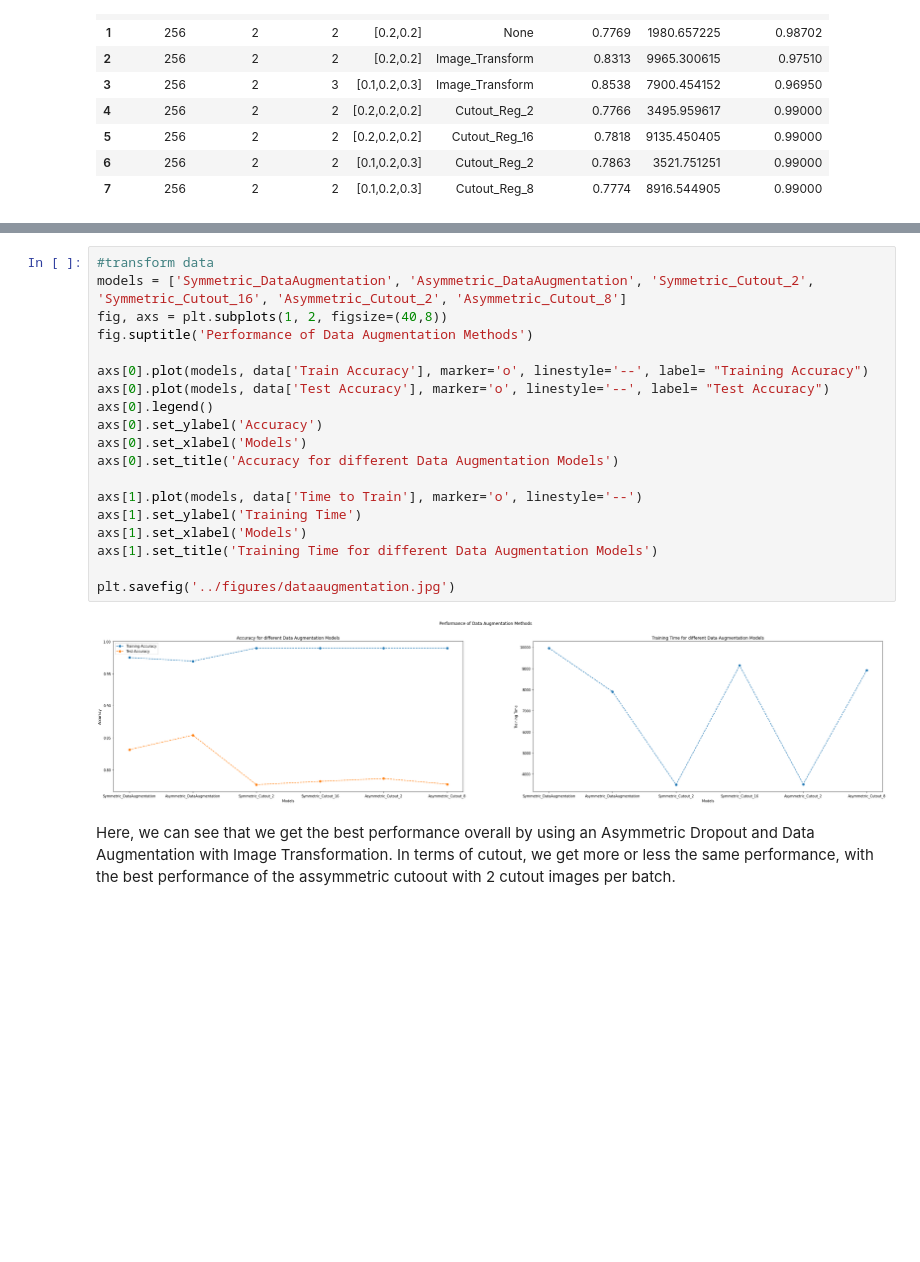
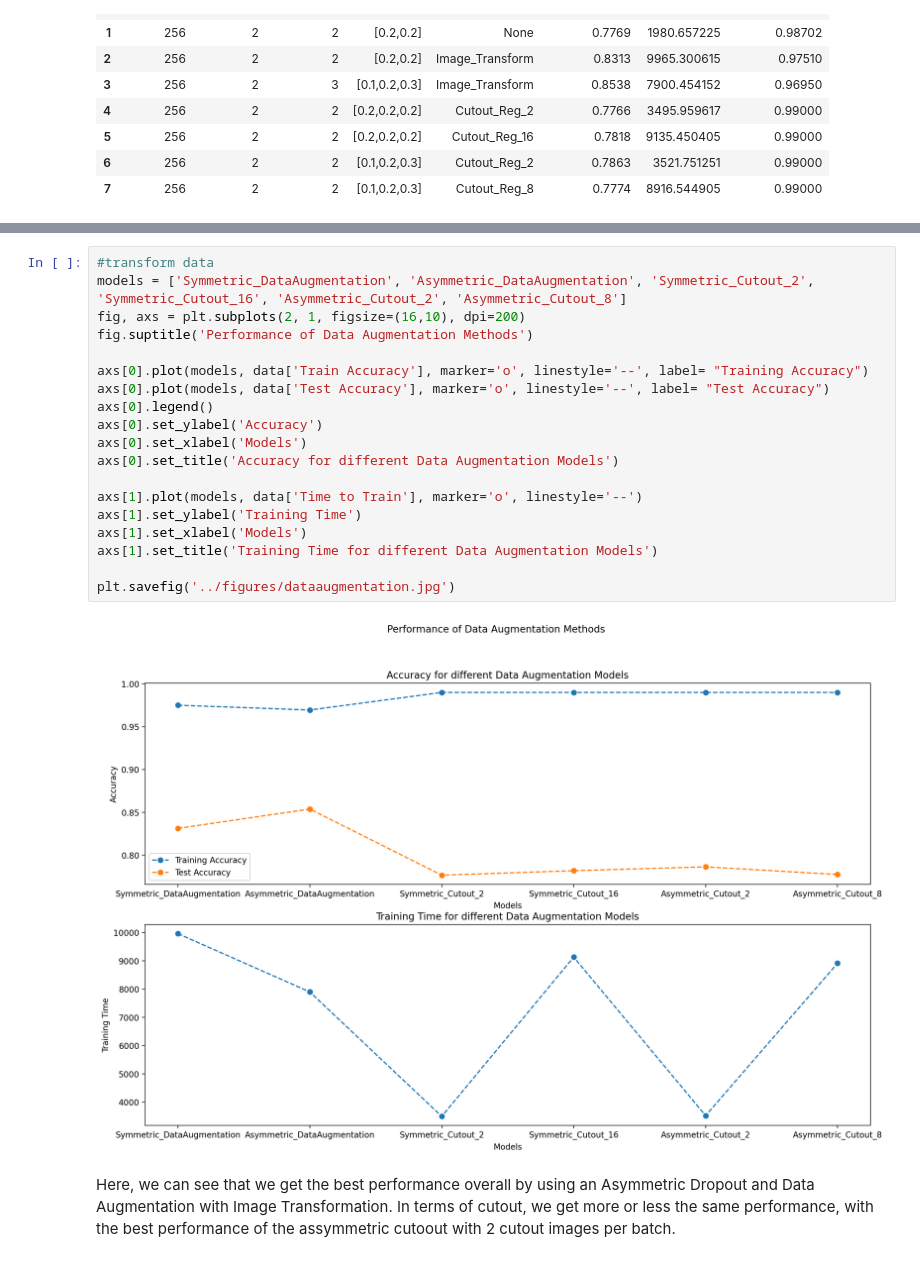
Before and after one commit to aashka-trivedi/regularization-for-image-classification, a Jupyter notebook: code/Analysis.ipynb, the cells around one changed output, grey strips where cells are left out. Cells and saved outputs as stored; diff of their text form; blank space fills up the shorter version.

Commit message:
Update Figures

```diff
--- a/code/Analysis.ipynb
+++ b/code/Analysis.ipynb
@@ -443,24 +443,24 @@ data
 # %%
 #transform data
 models = ['Symmetric_DataAugmentation', 'Asymmetric_DataAugmentation', 'Symmetric_Cutout_2', 'Symmetric_Cutout_16', 'Asymmetric_Cutout_2', 'Asymmetric_Cutout_8']
-fig, axs = plt.subplots(1, 2, figsize=(40,8))
+fig, axs = plt.subplots(2, 1, figsize=(16,10), dpi=200)
 fig.suptitle('Performance of Data Augmentation Methods')
 
 axs[0].plot(models, data['Train Accuracy'], marker='o', linestyle='--', label= "Training Accuracy")
 axs[0].plot(models, data['Test Accuracy'], marker='o', linestyle='--', label= "Test Accuracy")
 axs[0].legend()
 axs[0].set_ylabel('Accuracy')
 axs[0].set_xlabel('Models')
 axs[0].set_title('Accuracy for different Data Augmentation Models')
 
 axs[1].plot(models, data['Time to Train'], marker='o', linestyle='--')
 axs[1].set_ylabel('Training Time')
 axs[1].set_xlabel('Models')
 axs[1].set_title('Training Time for different Data Augmentation Models')
 
 plt.savefig('../figures/dataaugmentation.jpg')
 # %% [output]
-[figure, old version]
+[figure, new version]
 # %% [markdown]
 Here, we can see that we get the best performance overall by using an Asymmetric Dropout and Data Augmentation with Image Transformation. In terms of cutout, we get more or less the same performance, with the best performance of the assymmetric cutoout with 2 cutout images per batch.
 # %% [markdown]
```
Also changed, not shown: parts of 11 cells of this notebook, 11 other files.
